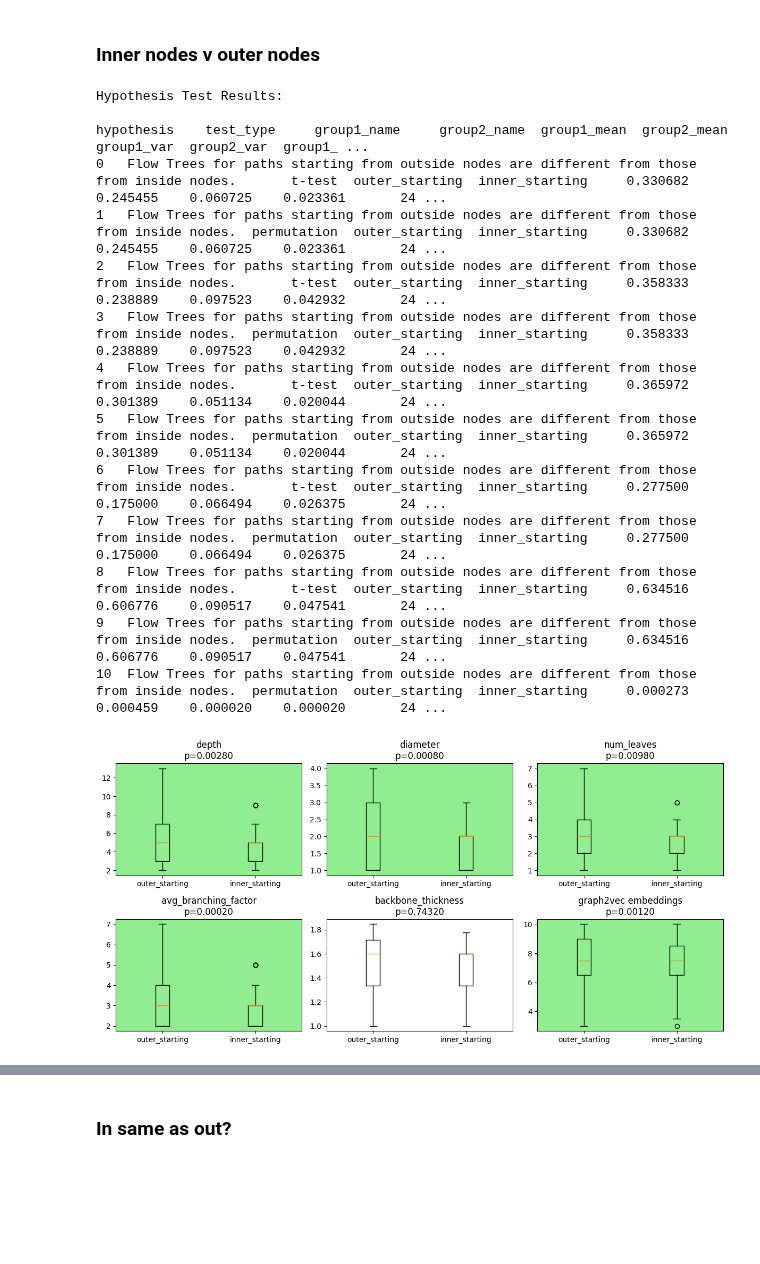
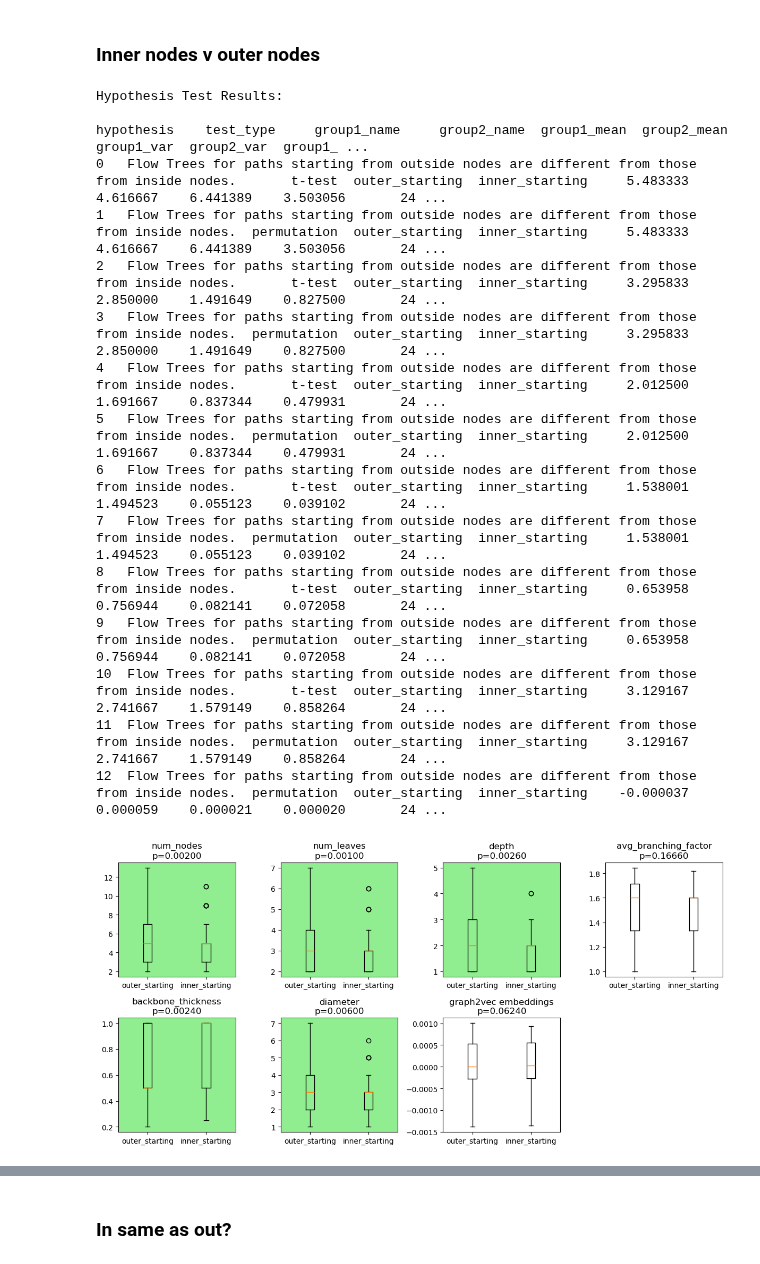
Before and after one commit to geometric-intelligence/mazedyn, a Jupyter notebook: mazedyn/2_hypothesis_testing.ipynb, the cells around one changed output, grey strips where cells are left out. Cells and saved outputs as stored; diff of their text form; code cells hidden in the pictures; blank space fills up the shorter version.

```diff
--- a/mazedyn/2_hypothesis_testing.ipynb
+++ b/mazedyn/2_hypothesis_testing.ipynb
@@ -11,7 +21,10 @@ import warnings
 import plotly.graph_objects as go
 
 
-from flow_tree_utils import OBJECTS, compute_extended_explore_traj, compute_explore_traj, generate_traj_from_path, generate_trajs_from_df, generate_flow_tree_from_trajs
+from flow_tree_utils import OBJECTS, plot_flow_tree, load_test_df, compute_extended_explore_traj, compute_explore_traj, generate_trajs_from_df, generate_flow_tree_from_trajs
 
 warnings.filterwarnings("ignore")
 pd.options.mode.chained_assignment = None
+
+# Load test data into dataframe
+test_df = load_test_df()
@@ -24,18 +31,3 @@ df = pd.read_csv("data/MLINDIV_train_full.csv")
-# %%
-# load test df
-test_df = df[df["eprocs"].str.contains("Test")]
-
-test_df["subj_mean_acc"] = test_df.groupby("Subject")["accuracy"].transform("mean")
-test_df["path_mean_acc"] = test_df.groupby(["StartAt", "EndAt"])["accuracy"].transform("mean")
-
-test_df['quartile'] = (
-    pd.qcut(test_df['subj_mean_acc'], 4, labels=[1, 2, 3, 4])
-)
-
-test_df["path_mean_acc_by_Q"] = test_df.groupby(["StartAt", "EndAt", "quartile"])["accuracy"].transform("mean")
-test_df["accuracy"] = test_df["accuracy"].astype(bool)
-
-test_df["trajs"] = test_df["paths"].apply(generate_traj_from_path)
 # %% [markdown]
 ### Load explore df
 # %%
@@ -297,7 +280,7 @@ def extract_tree_features(graph, root):
     diameter = nx.diameter(graph)
 
     backbone_path, max_weight, weights = get_heaviest_path(graph, root)
-    backbone_thickness = np.mean(weights)
+    backbone_thickness = np.mean(weights) / max_weight
 
     # Number of Leaves
     num_leaves = sum(1 for node in graph.nodes() if graph.degree(node) == 1)
@@ -309,16 +292,16 @@ def extract_tree_features(graph, root):
     # Put all features in a list
     features = [
         num_nodes,
+        num_leaves,
         depth,
-        diameter,
-        num_leaves,
         avg_branching_factor,
-        backbone_thickness
+        backbone_thickness,
+        diameter
     ]
 
     return features
 
-def compare_flow_tree_groups(results_df, group1_trees, group2_trees, normalise=True, include_embeddings=True, hypothesis_test_types=["permutation"], group1_name="Group 1", group2_name="Group 2", hypothesis=""):
+def compare_flow_tree_groups(results_df, group1_trees, group2_trees, normalise=False, include_embeddings=True, hypothesis_test_types=["permutation"], group1_name="Group 1", group2_name="Group 2", hypothesis=""):
     """Compare two groups of flow trees on various structural metrics.
 
     Args:
@@ -332,7 +315,7 @@ def compare_flow_tree_groups(results_df, group1_trees, group2_trees, normalise=T
     Returns:
         DataFrame containing test results
     """
-    feature_names = ['depth', 'diameter', 'num_leaves', 'avg_branching_factor', 'backbone_thickness']
+    feature_names = ['num_nodes', 'num_leaves', 'depth',  'avg_branching_factor', 'backbone_thickness','diameter',]
 
     # Add embeddings to features arrays
     group1_features = np.array([extract_tree_features(G, 0) for G in group1_trees])
@@ -630,7 +625,7 @@ inner_ending_flow_trees = []
 min = 99
 OUTER_NODES = "NALPWY"
 
-for (start_node, end_node), group in merged_test_df.groupby(["StartAt", "EndAt"]):
+for (start_node, end_node), group in test_df.groupby(["StartAt", "EndAt"]):
     group = group[group["accuracy"]]
 
     if len(group) < 10: continue
@@ -661,46 +656,48 @@ results_df, outer_starting_features, inner_starting_features = compare_flow_tree
     inner_starting_flow_trees,
     group1_name="outer_starting",
     group2_name="inner_starting",
     hypothesis_test_types=["t-test", "permutation"],
     hypothesis="Flow Trees for paths starting from outside nodes are different from those from inside nodes."
 )
 
 # Display results
 print("\nHypothesis Test Results:")
 print(results_df.to_string())
 
 # Create visualization of results
 plt.figure(figsize=(12, 6))
 for i, feature_name in enumerate(results_df['metric'].unique()):
     feature_results = results_df[results_df['metric'] == feature_name]
     perm_result = feature_results[feature_results['test_type'] == 'permutation'].iloc[0]
 
-    plt.subplot(2, 3, i+1)
+    plt.subplot(2, 4, i+1)
     plt.boxplot([outer_starting_features[:, i], inner_starting_features[:, i]],
                 labels=['outer_starting', 'inner_starting'])
     plt.title(f'{feature_name}\np={perm_result["p_value"]:.5f}')
     if perm_result["significant"]:
         plt.gca().set_facecolor('lightgreen')
 
 plt.tight_layout()
 plt.show()
 
 all_results_df = pd.concat([all_results_df, results_df], ignore_index=True)
 # %% [output]
 Hypothesis Test Results:
                                                                                       hypothesis    test_type     group1_name     group2_name  group1_mean  group2_mean  group1_var  group2_var  group1_ ...
-0   Flow Trees for paths starting from outside nodes are different from those from inside nodes.       t-test  outer_starting  inner_starting     0.330682     0.245455    0.060725    0.023361       24 ...
-1   Flow Trees for paths starting from outside nodes are different from those from inside nodes.  permutation  outer_starting  inner_starting     0.330682     0.245455    0.060725    0.023361       24 ...
-2   Flow Trees for paths starting from outside nodes are different from those from inside nodes.       t-test  outer_starting  inner_starting     0.358333     0.238889    0.097523    0.042932       24 ...
-3   Flow Trees for paths starting from outside nodes are different from those from inside nodes.  permutation  outer_starting  inner_starting     0.358333     0.238889    0.097523    0.042932       24 ...
-4   Flow Trees for paths starting from outside nodes are different from those from inside nodes.       t-test  outer_starting  inner_starting     0.365972     0.301389    0.051134    0.020044       24 ...
-5   Flow Trees for paths starting from outside nodes are different from those from inside nodes.  permutation  outer_starting  inner_starting     0.365972     0.301389    0.051134    0.020044       24 ...
-6   Flow Trees for paths starting from outside nodes are different from those from inside nodes.       t-test  outer_starting  inner_starting     0.277500     0.175000    0.066494    0.026375       24 ...
-7   Flow Trees for paths starting from outside nodes are different from those from inside nodes.  permutation  outer_starting  inner_starting     0.277500     0.175000    0.066494    0.026375       24 ...
-8   Flow Trees for paths starting from outside nodes are different from those from inside nodes.       t-test  outer_starting  inner_starting     0.634516     0.606776    0.090517    0.047541       24 ...
-9   Flow Trees for paths starting from outside nodes are different from those from inside nodes.  permutation  outer_starting  inner_starting     0.634516     0.606776    0.090517    0.047541       24 ...
-10  Flow Trees for paths starting from outside nodes are different from those from inside nodes.  permutation  outer_starting  inner_starting     0.000273     0.000459    0.000020    0.000020       24 ...
+0   Flow Trees for paths starting from outside nodes are different from those from inside nodes.       t-test  outer_starting  inner_starting     5.483333     4.616667    6.441389    3.503056       24 ...
+1   Flow Trees for paths starting from outside nodes are different from those from inside nodes.  permutation  outer_starting  inner_starting     5.483333     4.616667    6.441389    3.503056       24 ...
+2   Flow Trees for paths starting from outside nodes are different from those from inside nodes.       t-test  outer_starting  inner_starting     3.295833     2.850000    1.491649    0.827500       24 ...
+3   Flow Trees for paths starting from outside nodes are different from those from inside nodes.  permutation  outer_starting  inner_starting     3.295833     2.850000    1.491649    0.827500       24 ...
+4   Flow Trees for paths starting from outside nodes are different from those from inside nodes.       t-test  outer_starting  inner_starting     2.012500     1.691667    0.837344    0.479931       24 ...
+5   Flow Trees for paths starting from outside nodes are different from those from inside nodes.  permutation  outer_starting  inner_starting     2.012500     1.691667    0.837344    0.479931       24 ...
+6   Flow Trees for paths starting from outside nodes are different from those from inside nodes.       t-test  outer_starting  inner_starting     1.538001     1.494523    0.055123    0.039102       24 ...
+7   Flow Trees for paths starting from outside nodes are different from those from inside nodes.  permutation  outer_starting  inner_starting     1.538001     1.494523    0.055123    0.039102       24 ...
+8   Flow Trees for paths starting from outside nodes are different from those from inside nodes.       t-test  outer_starting  inner_starting     0.653958     0.756944    0.082141    0.072058       24 ...
+9   Flow Trees for paths starting from outside nodes are different from those from inside nodes.  permutation  outer_starting  inner_starting     0.653958     0.756944    0.082141    0.072058       24 ...
+10  Flow Trees for paths starting from outside nodes are different from those from inside nodes.       t-test  outer_starting  inner_starting     3.129167     2.741667    1.579149    0.858264       24 ...
+11  Flow Trees for paths starting from outside nodes are different from those from inside nodes.  permutation  outer_starting  inner_starting     3.129167     2.741667    1.579149    0.858264       24 ...
+12  Flow Trees for paths starting from outside nodes are different from those from inside nodes.  permutation  outer_starting  inner_starting    -0.000037     0.000059    0.000021    0.000020       24 ...
-[figure, old version]
+[figure, new version]
 # %%
 results_df = get_new_results_df()
 
```
Also changed, not shown: parts of 30 cells of this notebook, 10 other files.
